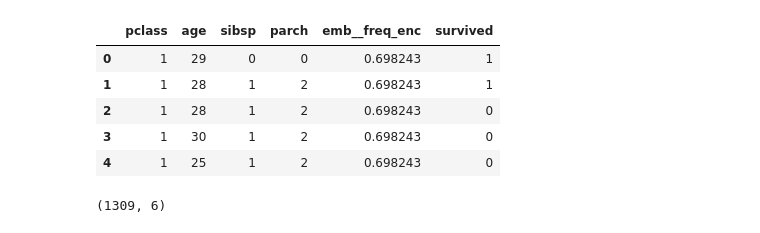
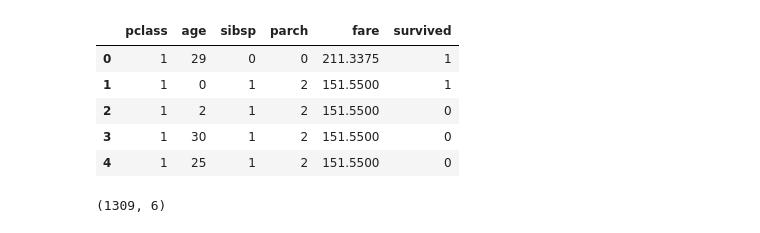
Before and after one commit to alybt/CC105, a Jupyter notebook: march23-jupyter/demo5.ipynb, the cells around one changed output. Cells and saved outputs as stored; diff of their text form; code cells hidden in the pictures.

Commit message:
add: Dataset For Future Engeenering

```diff
--- a/march23-jupyter/demo5.ipynb
+++ b/march23-jupyter/demo5.ipynb
@@ -1,15 +1,15 @@
 # %%
 import pandas as pd
 # %%
-df=pd.read_csv('titanic_clean.csv')
+df=pd.read_csv('dataset/titanic_clean.csv')
 df.head()
 # %% [output]
-|  | pclass | age | sibsp | parch | emb__freq_enc | survived |
-| 0 | 1 | 29 | 0 | 0 | 0.698243 | 1 |
-| 1 | 1 | 28 | 1 | 2 | 0.698243 | 1 |
-| 2 | 1 | 28 | 1 | 2 | 0.698243 | 0 |
-| 3 | 1 | 30 | 1 | 2 | 0.698243 | 0 |
-| 4 | 1 | 25 | 1 | 2 | 0.698243 | 0 |
+|  | pclass | age | sibsp | parch | fare | survived |
+| 0 | 1 | 29 | 0 | 0 | 211.3375 | 1 |
+| 1 | 1 | 0 | 1 | 2 | 151.5500 | 1 |
+| 2 | 1 | 2 | 1 | 2 | 151.5500 | 0 |
+| 3 | 1 | 30 | 1 | 2 | 151.5500 | 0 |
+| 4 | 1 | 25 | 1 | 2 | 151.5500 | 0 |
 # %%
 df.shape
 # %% [output]
```
Also changed, not shown: parts of 48 cells of this notebook, 9 other files.
